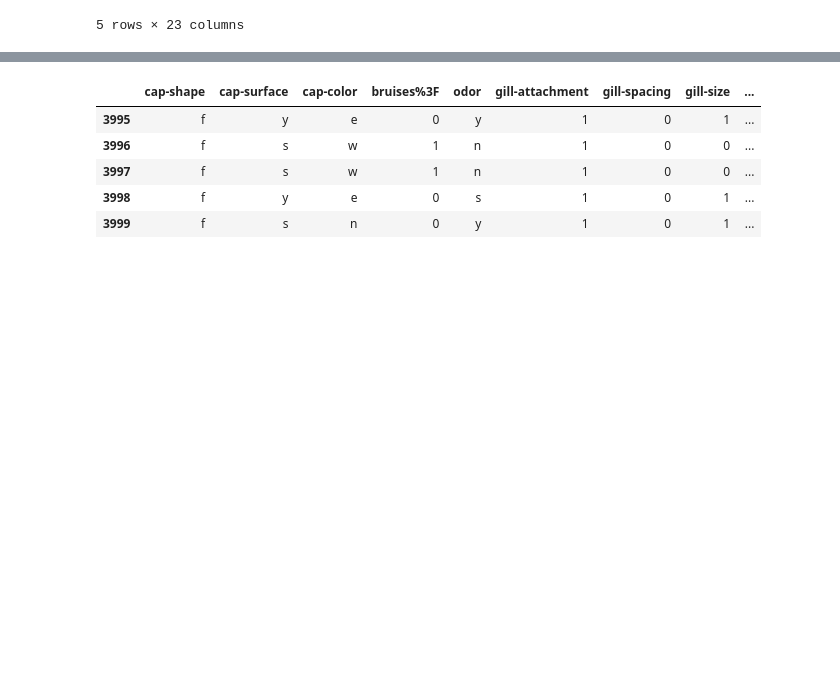
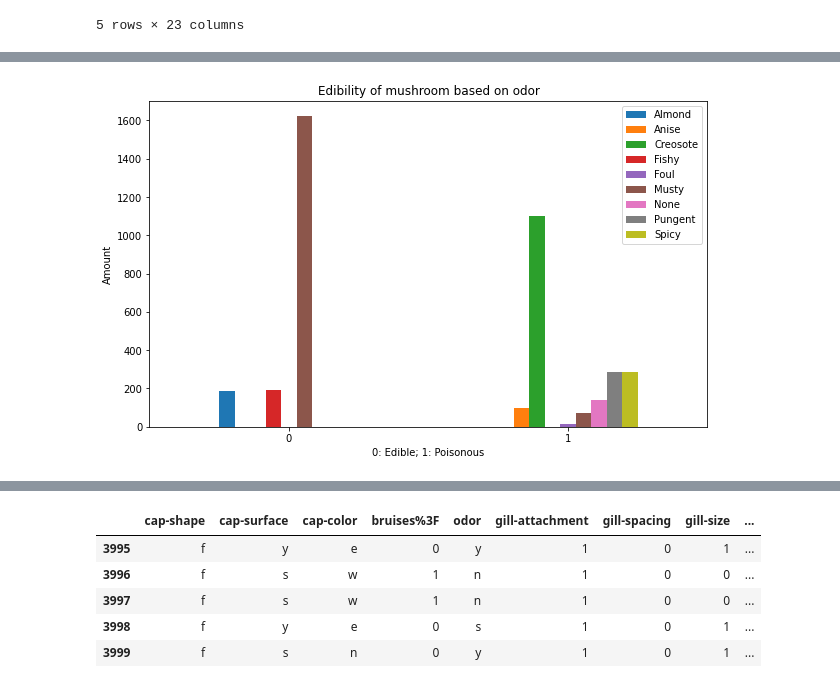
Before and after one commit to mikel112543/CS4168_Project, a Jupyter notebook: mushroom_analysis.ipynb, the cells around one changed output, grey strips where cells are left out. Saved outputs shown, nothing was run; the diff lists cells and outputs as text; code cells hidden in the pictures; blank space fills up the shorter version.

```diff
--- a/mushroom_analysis.ipynb
+++ b/mushroom_analysis.ipynb
@@ -97,3 +121,13 @@ sns.heatmap(df.corr(),annot=True)
 # %% [output]
 <AxesSubplot:>
 [figure]
+# %%
+pd.crosstab(df['class'], df['odor']).plot(kind="bar",
+                                              figsize=(10, 6));
+plt.title("Edibility of mushroom based on odor")
+plt.xlabel("0: Edible; 1: Poisonous")
+plt.ylabel("Amount")
+plt.legend(["Almond", "Anise", "Creosote", "Fishy", "Foul", "Musty", "None", "Pungent", "Spicy"])
+plt.xticks(rotation=0);
+# %% [output]
+[figure, added]
```
Also changed, not shown: parts of 13 cells of this notebook.
